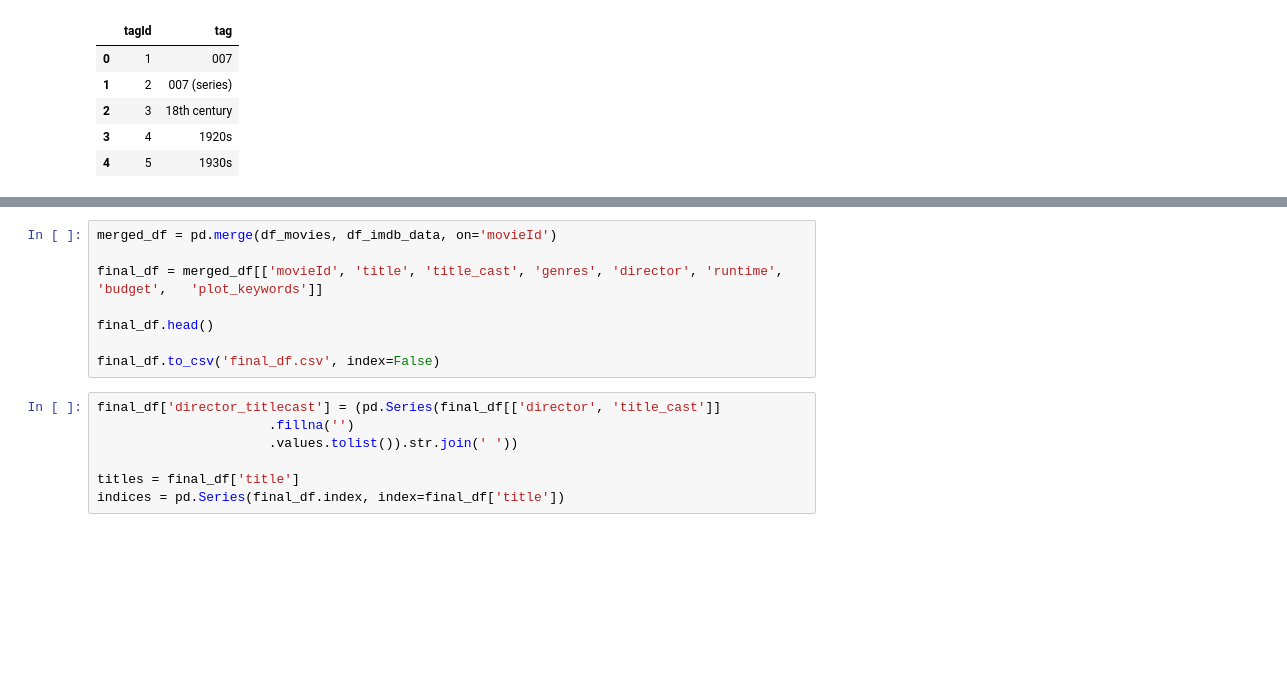
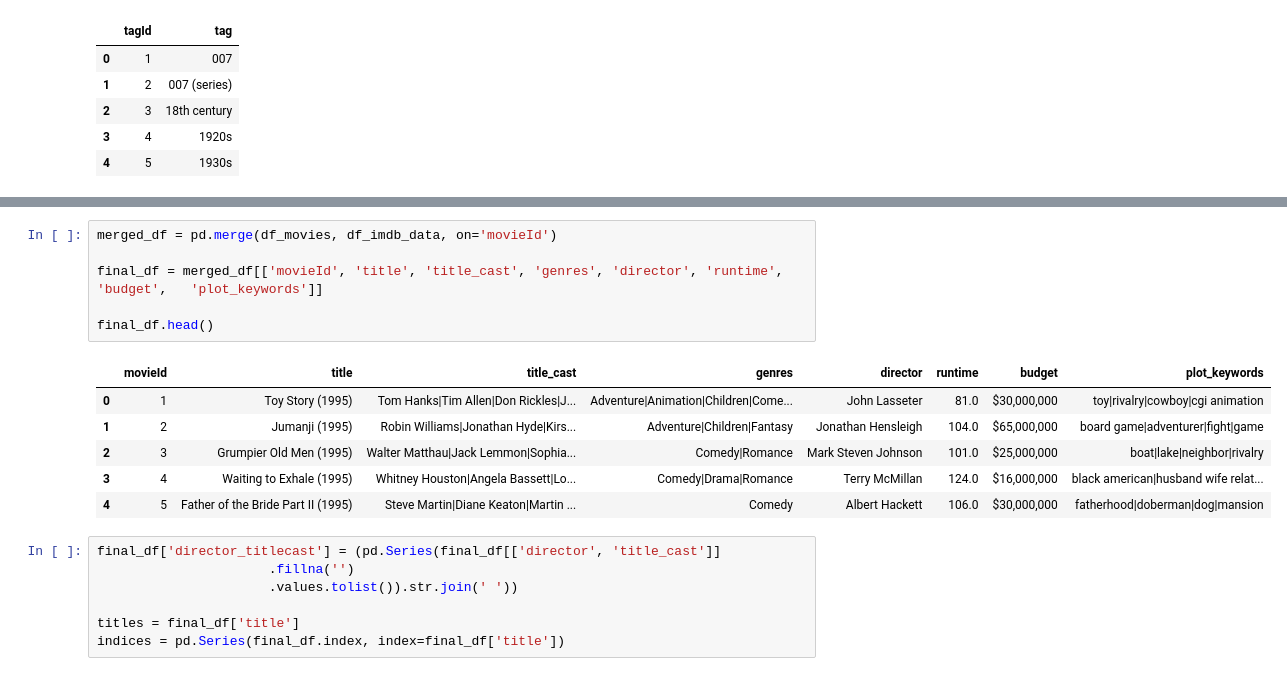
Before and after one commit to KennethV322/unsupervised-predict-streamlit-template, a Jupyter notebook: Movie_recV11.ipynb, the cells around one changed output, grey strips where cells are left out. Cells and saved outputs as stored; diff of their text form; blank space fills up the shorter version.

```diff
--- a/Movie_recV11.ipynb
+++ b/Movie_recV11.ipynb
@@ -230,11 +257,16 @@ df_trainv2.to_csv('df_trainv2.csv', index=False)
 # %%
 merged_df = pd.merge(df_movies, df_imdb_data, on='movieId')
 
 final_df = merged_df[['movieId', 'title', 'title_cast', 'genres', 'director', 'runtime', 'budget',	'plot_keywords']]
 
 final_df.head()
-
-final_df.to_csv('final_df.csv', index=False)
+# %% [output]
+|  | movieId | title | title_cast | genres | director | runtime | budget | plot_keywords |
+| 0 | 1 | Toy Story (1995) | Tom Hanks|Tim Allen|Don Rickles|J... | Adventure|Animation|Children|Come... | John Lasseter | 81.0 | $30,000,000 | toy|rivalry|cowboy|cgi animation |
+| 1 | 2 | Jumanji (1995) | Robin Williams|Jonathan Hyde|Kirs... | Adventure|Children|Fantasy | Jonathan Hensleigh | 104.0 | $65,000,000 | board game|adventurer|fight|game |
+| 2 | 3 | Grumpier Old Men (1995) | Walter Matthau|Jack Lemmon|Sophia... | Comedy|Romance | Mark Steven Johnson | 101.0 | $25,000,000 | boat|lake|neighbor|rivalry |
+| 3 | 4 | Waiting to Exhale (1995) | Whitney Houston|Angela Bassett|Lo... | Comedy|Drama|Romance | Terry McMillan | 124.0 | $16,000,000 | black american|husband wife relat... |
+| 4 | 5 | Father of the Bride Part II (1995) | Steve Martin|Diane Keaton|Martin ... | Comedy | Albert Hackett | 106.0 | $30,000,000 | fatherhood|doberman|dog|mansion |
 # %%
 final_df['director_titlecast'] = (pd.Series(final_df[['director', 'title_cast']]
                       .fillna('')
```
Also changed, not shown: parts of 31 cells of this notebook.
